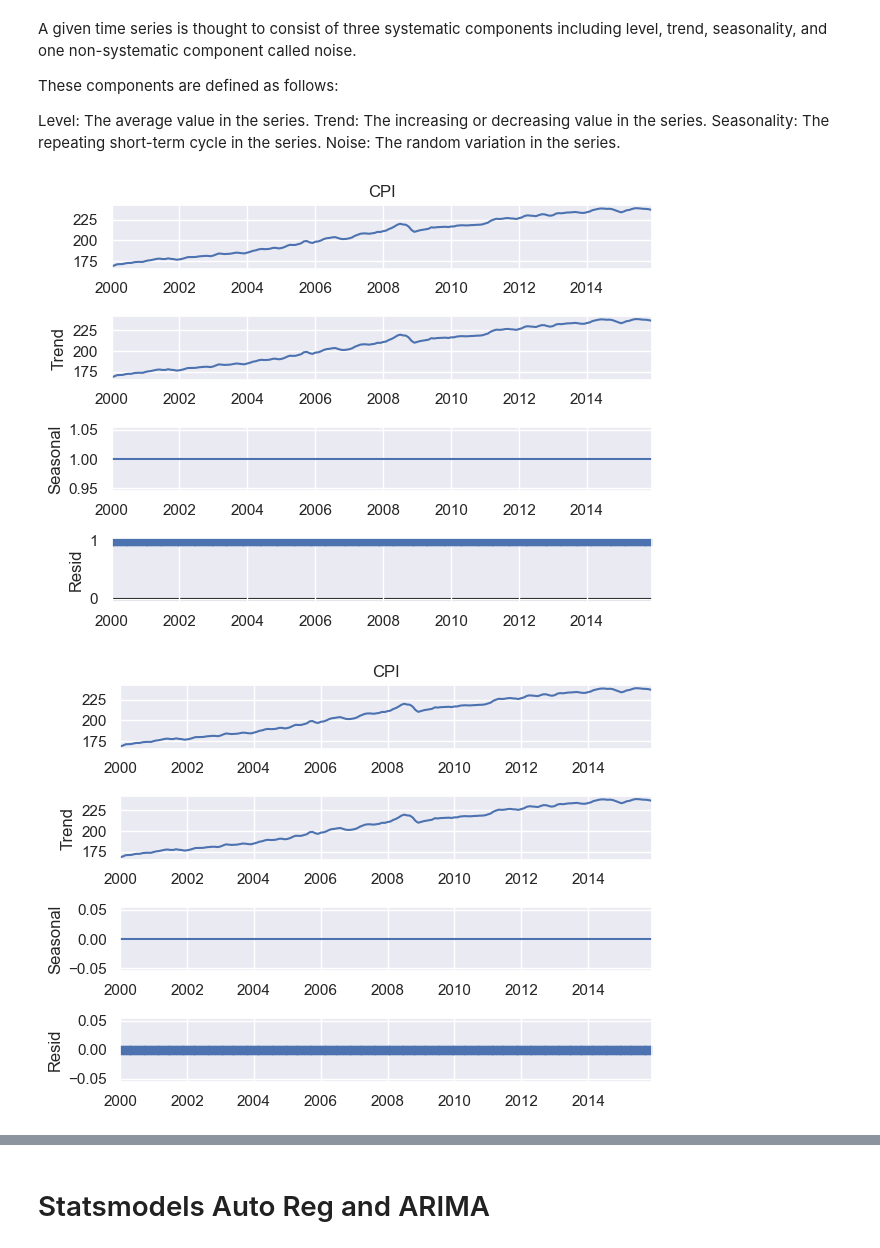
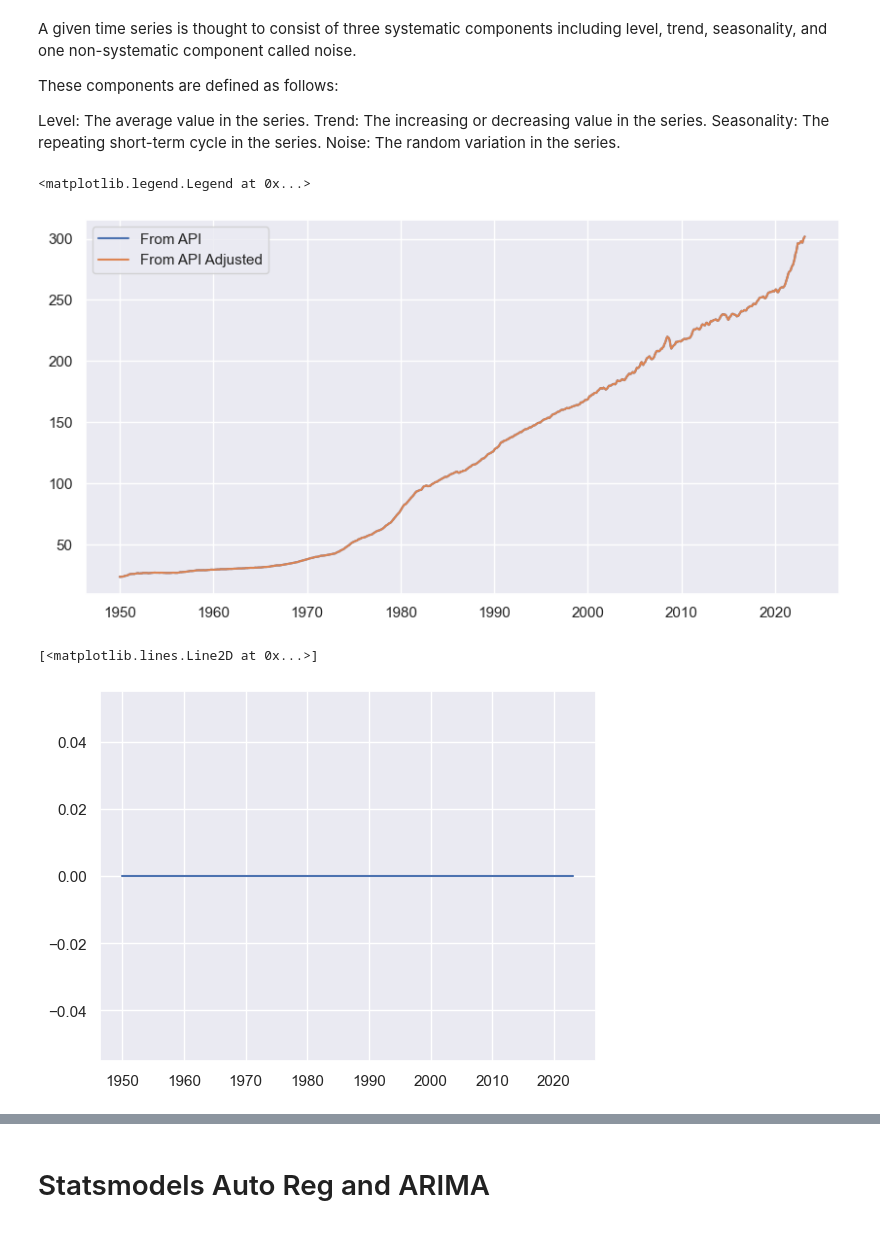
Before and after one commit to RaminVali/Time_Series_Project, a Jupyter notebook: ARIMA 1.ipynb, the cells around one changed output, grey strips where cells are left out. Drawn from its saved outputs; the diff is of its cells as text; code cells hidden in the pictures.

```diff
--- a/ARIMA 1.ipynb
+++ b/ARIMA 1.ipynb
@@ -35,3 +44,6 @@ with open ('all_json_data','r') as openfile:
+# %%
+with open ('all_json_data_season_adjusted','r') as openfile:
+    all_json_data_season_adjusted = json.load(openfile)
 # %% [markdown]
 # Parse the json data into a dataframe
 # %%
@@ -88,11 +193,17 @@ Level: The average value in the series.
 Trend: The increasing or decreasing value in the series.
 Seasonality: The repeating short-term cycle in the series.
 Noise: The random variation in the series.
-# %%
-result = seasonal_decompose(df['CPI'], model='multiplicative', period=1)
-x = result.plot()
-result = seasonal_decompose(df['CPI'], model='additive', period=1)
-x = result.plot()
-# %% [output]
-[figure, removed]
-[figure, removed]
+# %%
+fig, ax = plt.subplots(figsize = (10,5))
+ax.plot(df['CPI'],label = 'From API')
+ax.plot(df_adjusted['CPI'], label = 'From API Adjusted') # df_test2 has seasonality
+ax.legend()
+# %% [output]
+<matplotlib.legend.Legend at 0x...>
+[figure, added]
+# %%
+different = df['CPI']-df_adjusted['CPI']
+plt.plot(different)
+# %% [output]
+[<matplotlib.lines.Line2D at 0x...>]
+[figure, added]
```
Also changed, not shown: parts of 28 cells of this notebook, 8 other files.
